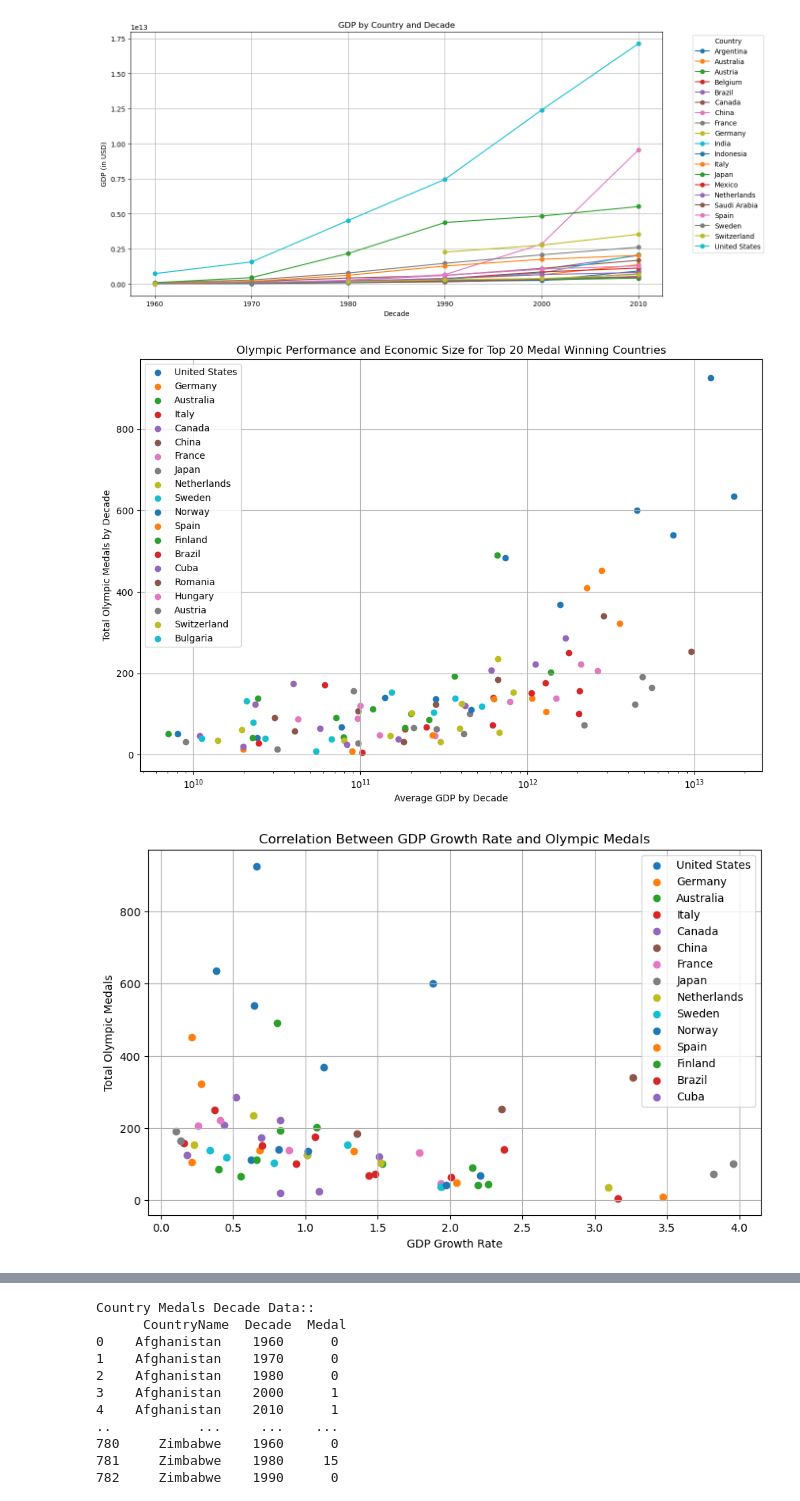
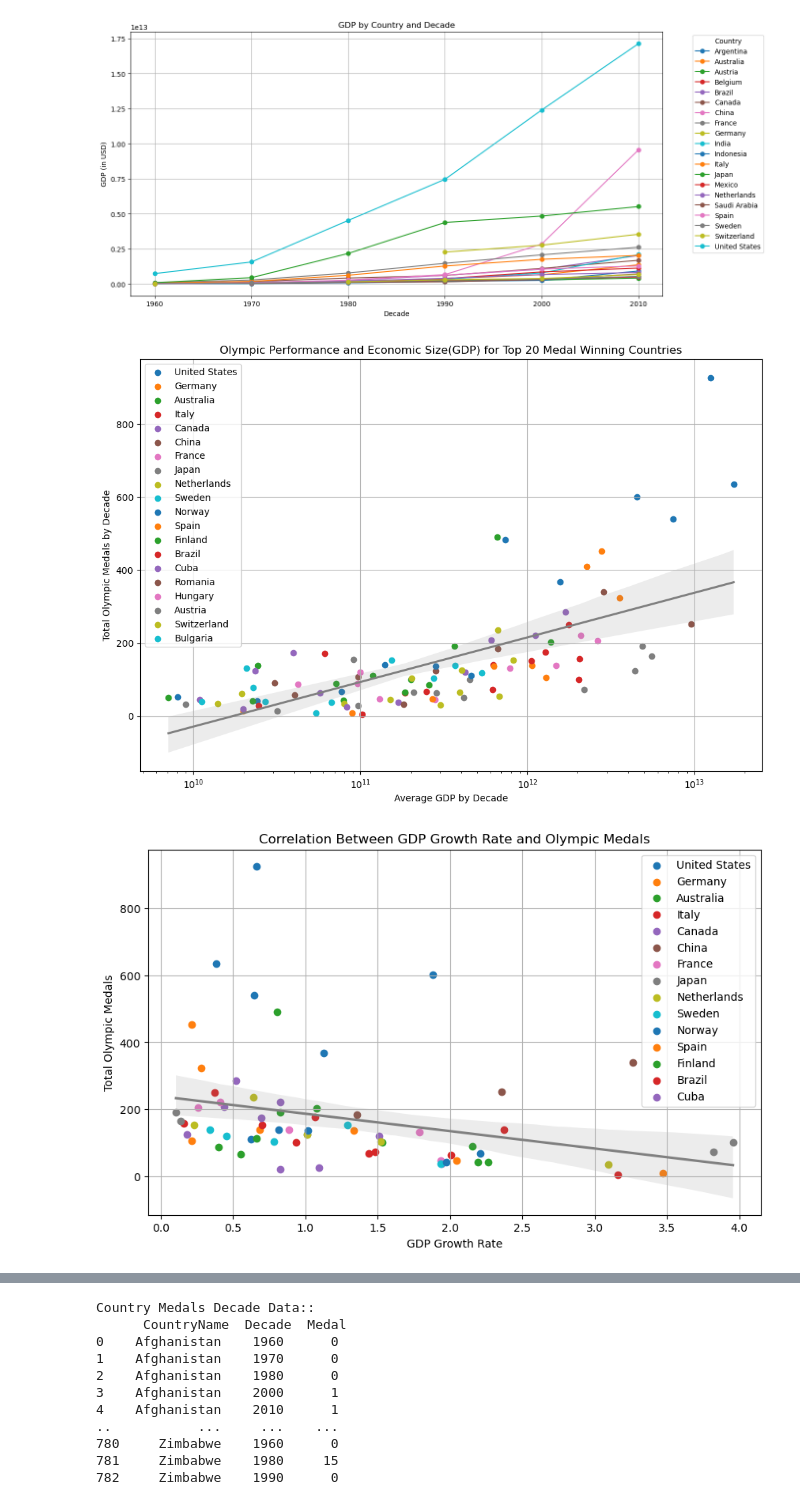
Before and after one commit to 2damlee/project_part2, a Jupyter notebook: olympicPjt.ipynb, the cells around one changed output, grey strips where cells are left out. Drawn from its saved outputs; the diff is of its cells as text; code cells hidden in the pictures.

Commit message:
create graphs for population data/change medal variable to points

```diff
--- a/olympicPjt.ipynb
+++ b/olympicPjt.ipynb
@@ -246,14 +301,15 @@ plt.show()
 # %%
 ## Graph for Correlation between GDP and medal counts
 
+top_n = 20
 # Sort by total medals to get the top countries
-top_countries_by_medals = country_medals_decade.groupby('CountryName')['Medal'].sum().nlargest(20).index
+top_countries_by_medals = country_mpoints_decade.groupby('CountryName')['Points'].sum().nlargest(top_n).index
 
 # Filter only the top countries by total medals
 top_countries_df = olympic_gdp_df[olympic_gdp_df['CountryName'].isin(top_countries_by_medals)]
 
 # Recalculate
-top_country_medals_decade = top_countries_df.groupby(['CountryName', 'Decade'])['Medal'].count().reset_index()
+top_country_medals_decade = top_countries_df.groupby(['CountryName', 'Decade'])['Points'].count().reset_index()
 
 # Calculate the average GDP
 top_country_gdp_decade = top_countries_df.groupby(['CountryName', 'Decade'])['GDP'].mean().reset_index()
@@ -265,14 +321,16 @@ top_countries_merged = pd.merge(top_country_medals_decade, top_country_gdp_decad
 plt.figure(figsize=(12, 8))
 for country in top_countries_by_medals:
     country_data = top_countries_merged[top_countries_merged['CountryName'] == country]
-    plt.scatter(country_data['GDP'], country_data['Medal'], label=country)
+    plt.scatter(country_data['GDP'], country_data['Points'], label=country)
 
+# Add a regression line
+sns.regplot(data=top_countries_merged, x='GDP', y='Points', scatter=False, color='gray', logx=True)
 
 plt.xlabel('Average GDP by Decade')
 # Set the x-axis to a logarithmic scale(because data points are clustered around a specific val)
 plt.xscale('log')
 plt.ylabel('Total Olympic Medals by Decade')
-plt.title('Olympic Performance and Economic Size for Top 20 Medal Winning Countries')
+plt.title(f'Olympic Performance and Economic Size(GDP) for Top {top_n} Medal Winning Countries')
 plt.legend()
 plt.grid(True)
 plt.show()
@@ -281,34 +339,37 @@ plt.show()
 # print("Top 20 Countries' Medal Counts by Decade:\n", top_country_medals_decade)
 # print("Top 20 Countries' Average GDP by Decade:\n", top_country_gdp_decade)
 # %% [output]
-[figure, old version]
+[figure, new version]
 # %%
 ## Graph for Correlation between GDP growth rate and medal counts
 
 # Calculate GDP growth rate for each country in each decade
 # .pct_change():calculates the percentage change between the current and a prior element
 country_gdp_yearly = olympic_gdp_df.groupby(['CountryName', 'Decade'])['GDP'].mean().reset_index()
 country_gdp_yearly['GDP Growth Rate'] = country_gdp_yearly.groupby('CountryName')['GDP'].pct_change()
 
 # Filter for top-performing countries in terms of total medals
-top_countries = country_medals_decade.groupby('CountryName')['Medal'].sum().nlargest(15).index
-filtered_medals = country_medals_decade[country_medals_decade['CountryName'].isin(top_countries)]
+top_countries = country_mpoints_decade.groupby('CountryName')['Points'].sum().nlargest(15).index
+filtered_medals = country_mpoints_decade[country_mpoints_decade['CountryName'].isin(top_countries)]
 filtered_gdp = country_gdp_yearly[country_gdp_yearly['CountryName'].isin(top_countries)]
 
 # Merging medal and GDP data
 medals_gdp_merged = pd.merge(filtered_medals, filtered_gdp, on=['CountryName', 'Decade'])
 
 # Plotting the scatter plot
 plt.figure(figsize=(10, 6))
 for country in top_countries:
     country_data = medals_gdp_merged[medals_gdp_merged['CountryName'] == country]
-    plt.scatter(country_data['GDP Growth Rate'], country_data['Medal'], label=country)
+    plt.scatter(country_data['GDP Growth Rate'], country_data['Points'], label=country)
+
+# Add a regression line
+sns.regplot(data=medals_gdp_merged, x='GDP Growth Rate', y='Points', scatter=False, color='grey')
 
 plt.xlabel('GDP Growth Rate')
 plt.ylabel('Total Olympic Medals')
 plt.title('Correlation Between GDP Growth Rate and Olympic Medals')
 plt.legend()
 plt.grid(True)
 plt.show()
 # %% [output]
-[figure, old version]
+[figure, new version]
```
Also changed, not shown: parts of 12 cells of this notebook.
